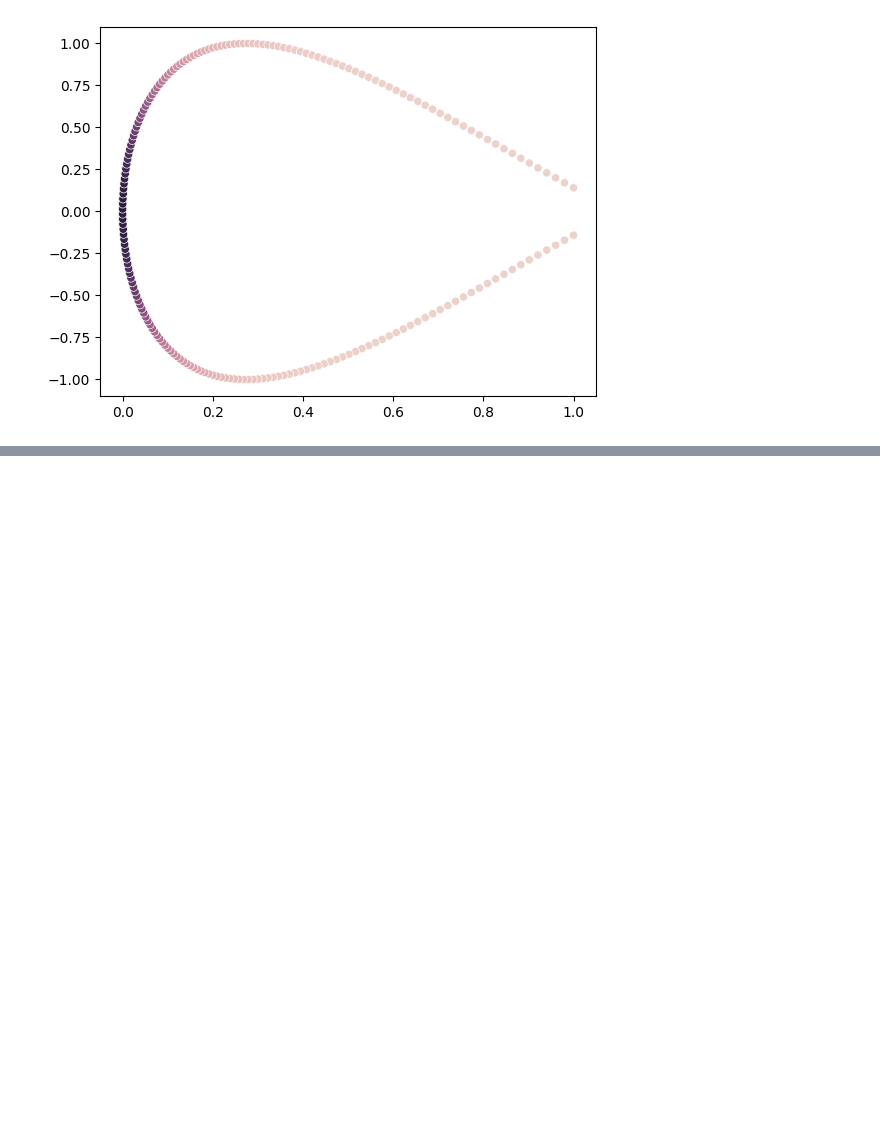
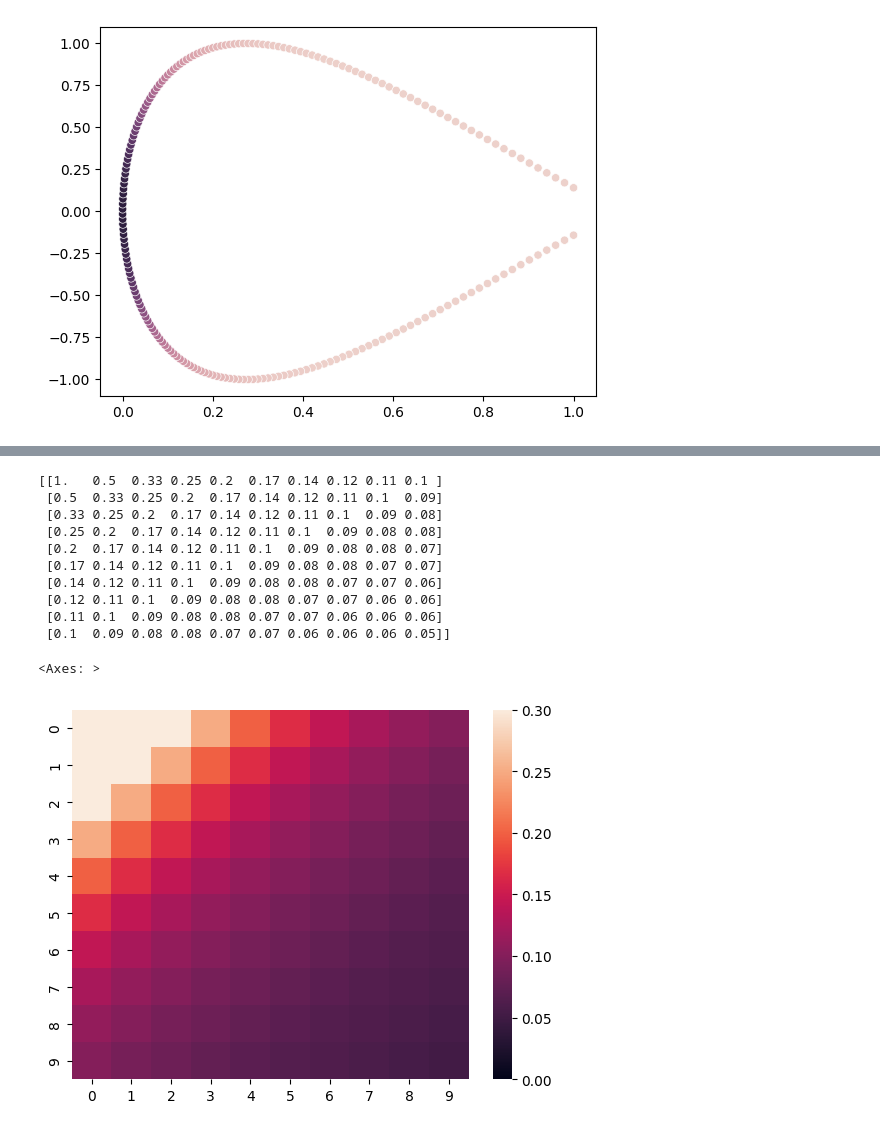
Before and after one commit to iremherguner/scientific_python_exercises, a Jupyter notebook: python-basics-data-visualization.ipynb, the cells around one changed output, grey strips where cells are left out. Drawn from its saved outputs; the diff is of its cells as text; code cells hidden in the pictures; blank space fills up the shorter version.

```diff
--- a/python-basics-data-visualization.ipynb
+++ b/python-basics-data-visualization.ipynb
@@ -293,0 +330,22 @@ plt.show()
+# %%
+n = 10
+H = np.zeros((n,n))
+for i in range(n):
+    for j in range(n):
+        H[i,j] = 1/(i+j+1)
+
+print(np.round(H,2))
+sns.heatmap(H, vmin=0, vmax=.3)
+# %% [output]
+[[1.   0.5  0.33 0.25 0.2  0.17 0.14 0.12 0.11 0.1 ]
+ [0.5  0.33 0.25 0.2  0.17 0.14 0.12 0.11 0.1  0.09]
+ [0.33 0.25 0.2  0.17 0.14 0.12 0.11 0.1  0.09 0.08]
+ [0.25 0.2  0.17 0.14 0.12 0.11 0.1  0.09 0.08 0.08]
+ [0.2  0.17 0.14 0.12 0.11 0.1  0.09 0.08 0.08 0.07]
+ [0.17 0.14 0.12 0.11 0.1  0.09 0.08 0.08 0.07 0.07]
+ [0.14 0.12 0.11 0.1  0.09 0.08 0.08 0.07 0.07 0.06]
+ [0.12 0.11 0.1  0.09 0.08 0.08 0.07 0.07 0.06 0.06]
+ [0.11 0.1  0.09 0.08 0.08 0.07 0.07 0.06 0.06 0.06]
+ [0.1  0.09 0.08 0.08 0.07 0.07 0.06 0.06 0.06 0.05]]
+<Axes: >
+[figure, added]
```
Also changed, not shown: parts of 10 cells of this notebook.
